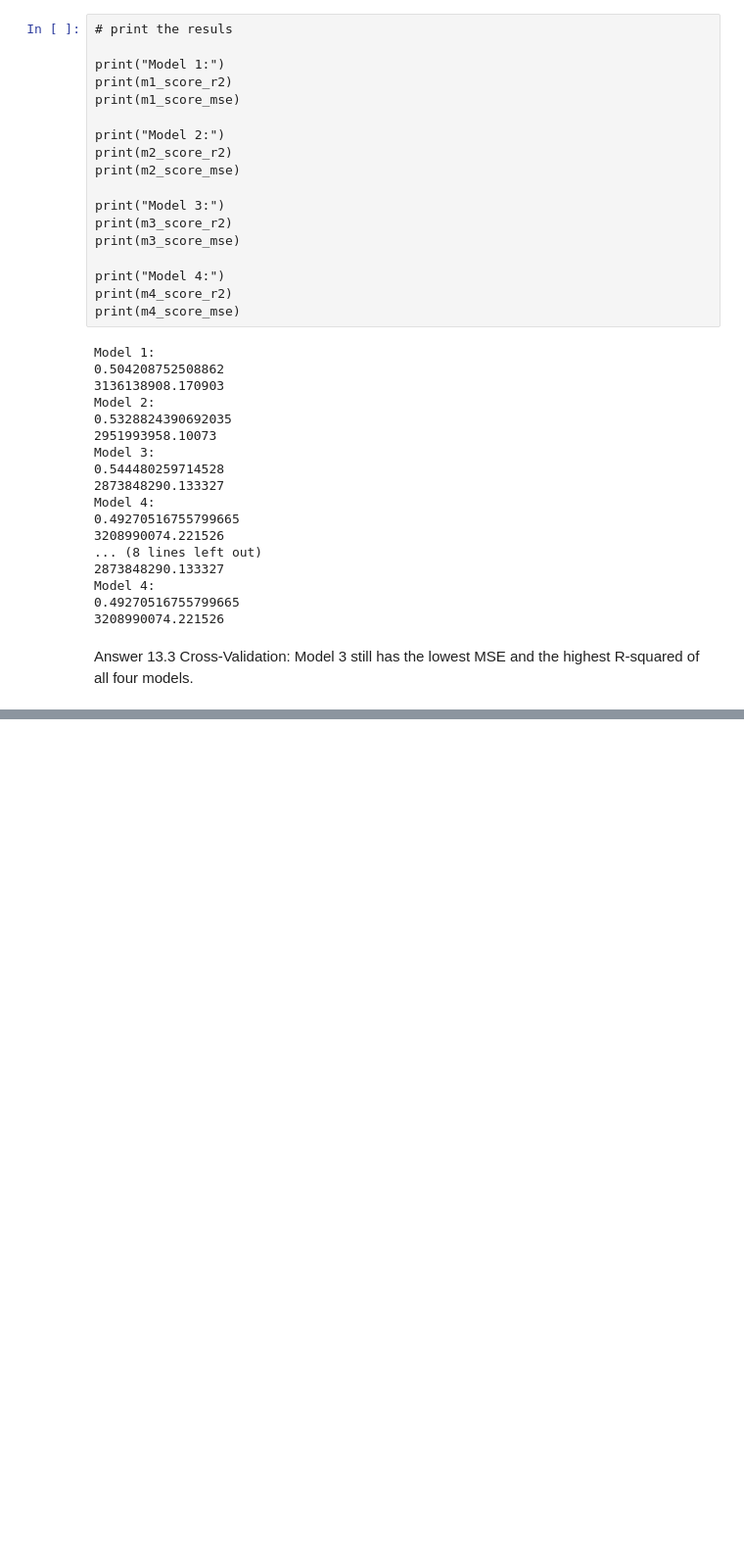
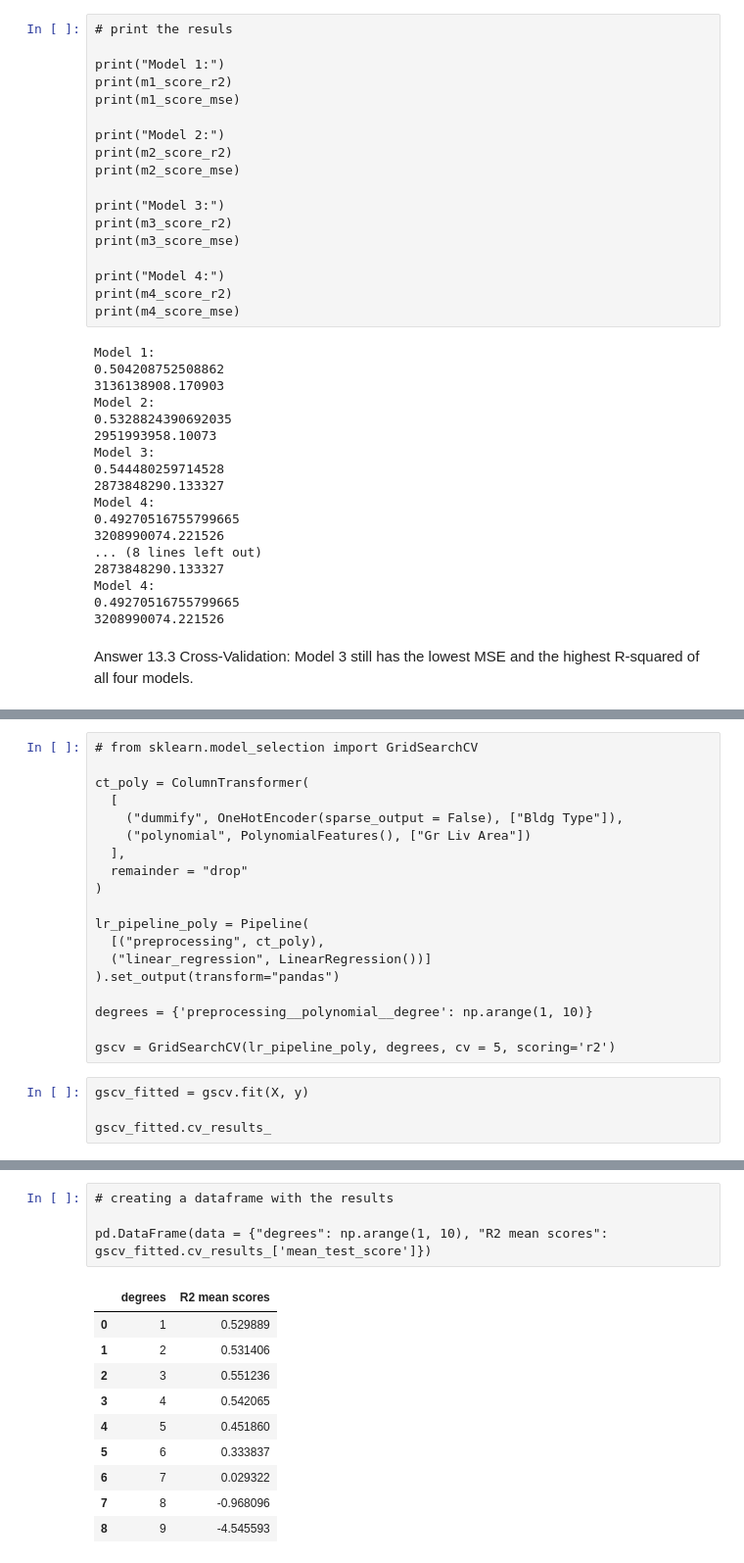
Before and after one commit to AndriyCP/GSB544, a Jupyter notebook: Week_7/Ch13_PA7_1_AU.ipynb, the cells around one changed output, grey strips where cells are left out. Shown at 98% size. Saved outputs shown, nothing was run; the diff lists cells and outputs as text; blank space fills up the shorter version.

```diff
--- a/Week_7/Ch13_PA7_1_AU.ipynb
+++ b/Week_7/Ch13_PA7_1_AU.ipynb
@@ -542,0 +550,23 @@ Model 3 still has the lowest MSE and the highest R-squared of all four models.
+# %%
+# from sklearn.model_selection import GridSearchCV
+
+ct_poly = ColumnTransformer(
+  [
+    ("dummify", OneHotEncoder(sparse_output = False), ["Bldg Type"]),
+    ("polynomial", PolynomialFeatures(), ["Gr Liv Area"])
+  ],
+  remainder = "drop"
+)
+
+lr_pipeline_poly = Pipeline(
+  [("preprocessing", ct_poly),
+  ("linear_regression", LinearRegression())]
+).set_output(transform="pandas")
+
+degrees = {'preprocessing__polynomial__degree': np.arange(1, 10)}
+
+gscv = GridSearchCV(lr_pipeline_poly, degrees, cv = 5, scoring='r2')
+# %%
+gscv_fitted = gscv.fit(X, y)
+
+gscv_fitted.cv_results_
@@ -542,0 +597,15 @@ Model 3 still has the lowest MSE and the highest R-squared of all four models.
+# %%
+# creating a dataframe with the results
+
+pd.DataFrame(data = {"degrees": np.arange(1, 10), "R2 mean scores": gscv_fitted.cv_results_['mean_test_score']})
+# %% [output]
+|  | degrees | R2 mean scores |
+| 0 | 1 | 0.529889 |
+| 1 | 2 | 0.531406 |
+| 2 | 3 | 0.551236 |
+| 3 | 4 | 0.542065 |
+| 4 | 5 | 0.451860 |
+| 5 | 6 | 0.333837 |
+| 6 | 7 | 0.029322 |
+| 7 | 8 | -0.968096 |
+| 8 | 9 | -4.545593 |
```
Also changed, not shown: parts of 26 cells of this notebook, 1 other file.
